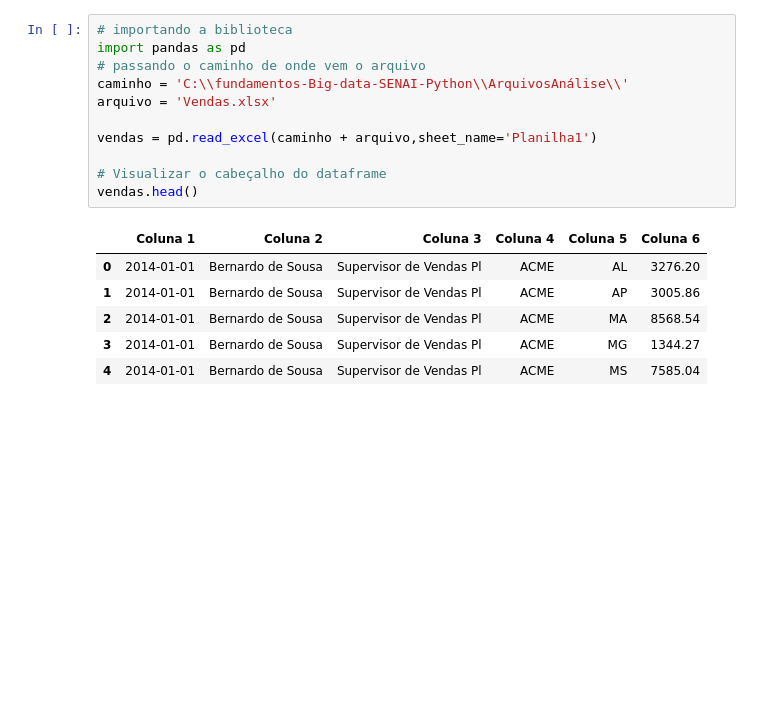
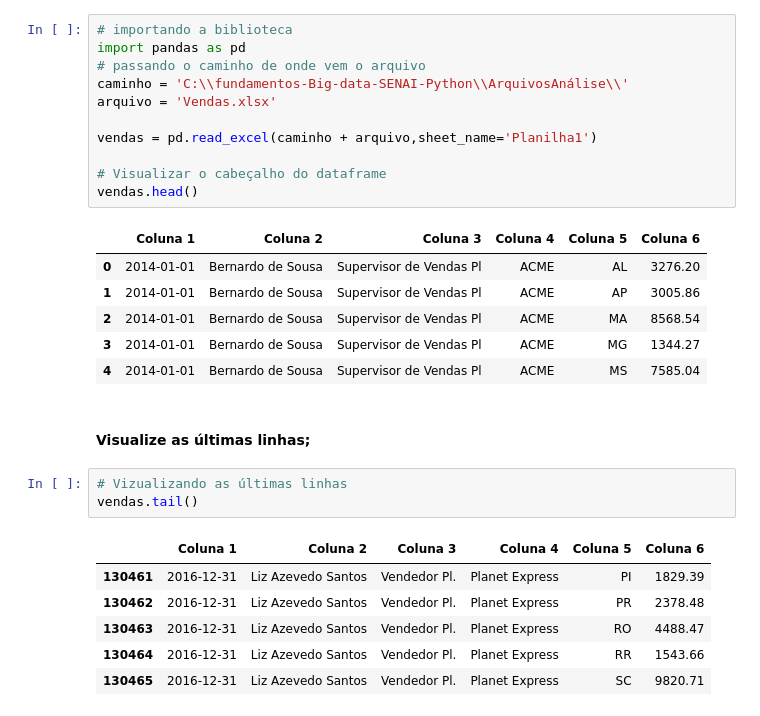
Before and after one commit to carmoemanoel/fundamentos-Big-data-SENAI-Python, a Jupyter notebook: exercícios/lista_05_Exercício.ipynb, the cells around one changed output. Saved outputs shown, nothing was run; the diff lists cells and outputs as text; blank space fills up the shorter version.

```diff
--- a/exercícios/lista_05_Exercício.ipynb
+++ b/exercícios/lista_05_Exercício.ipynb
@@ -316,3 +318,15 @@ vendas.head()
 | 2 | 2014-01-01 | Bernardo de Sousa | Supervisor de Vendas Pl | ACME | MA | 8568.54 |
 | 3 | 2014-01-01 | Bernardo de Sousa | Supervisor de Vendas Pl | ACME | MG | 1344.27 |
 | 4 | 2014-01-01 | Bernardo de Sousa | Supervisor de Vendas Pl | ACME | MS | 7585.04 |
+# %% [markdown]
+#### Visualize as últimas linhas;
+# %%
+# Vizualizando as últimas linhas
+vendas.tail()
+# %% [output]
+|  | Coluna 1 | Coluna 2 | Coluna 3 | Coluna 4 | Coluna 5 | Coluna 6 |
+| 130461 | 2016-12-31 | Liz Azevedo Santos | Vendedor Pl. | Planet Express | PI | 1829.39 |
+| 130462 | 2016-12-31 | Liz Azevedo Santos | Vendedor Pl. | Planet Express | PR | 2378.48 |
+| 130463 | 2016-12-31 | Liz Azevedo Santos | Vendedor Pl. | Planet Express | RO | 4488.47 |
+| 130464 | 2016-12-31 | Liz Azevedo Santos | Vendedor Pl. | Planet Express | RR | 1543.66 |
+| 130465 | 2016-12-31 | Liz Azevedo Santos | Vendedor Pl. | Planet Express | SC | 9820.71 |
```
Also changed, not shown: parts of 26 cells of this notebook, 11 other files.
